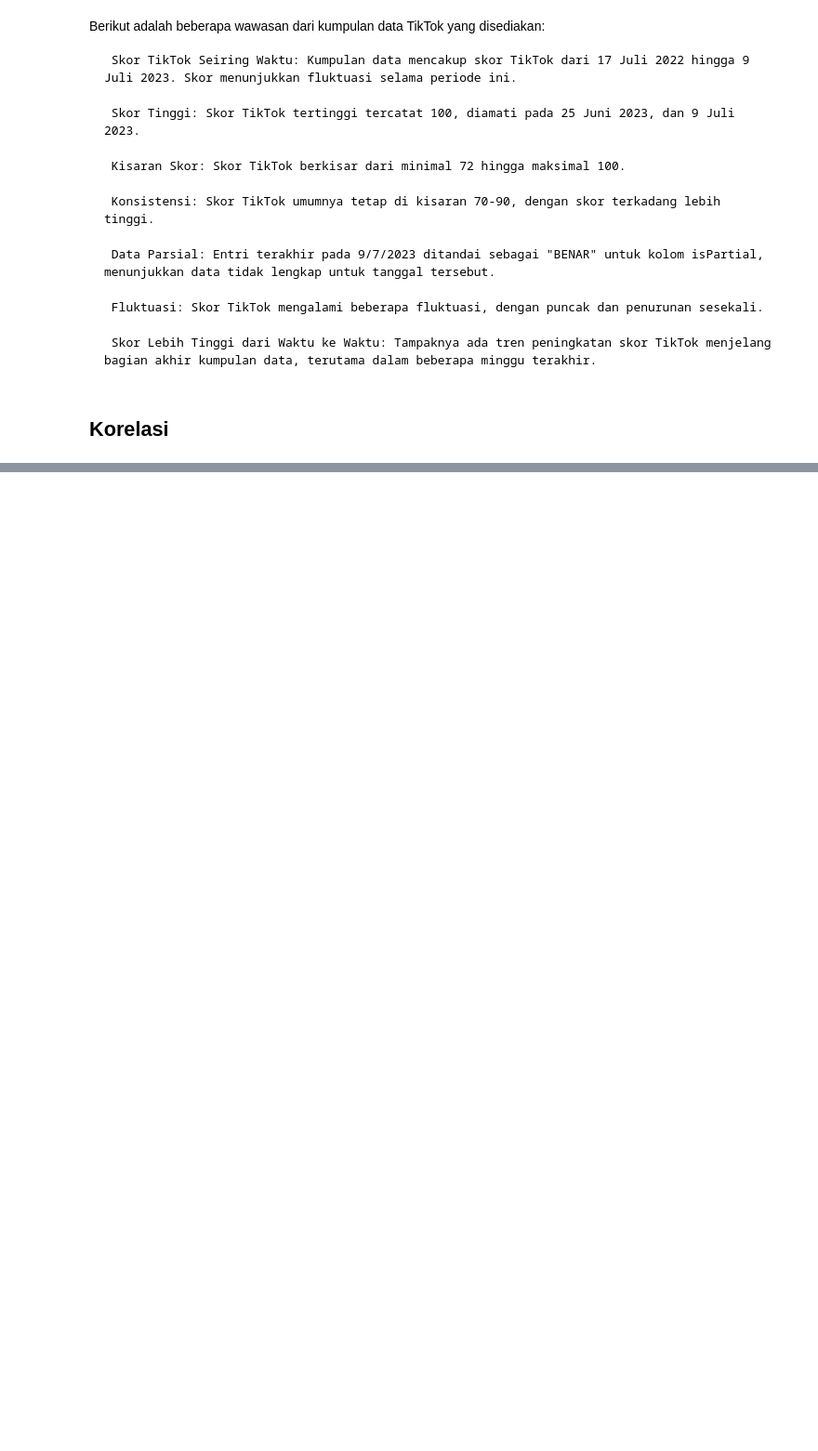
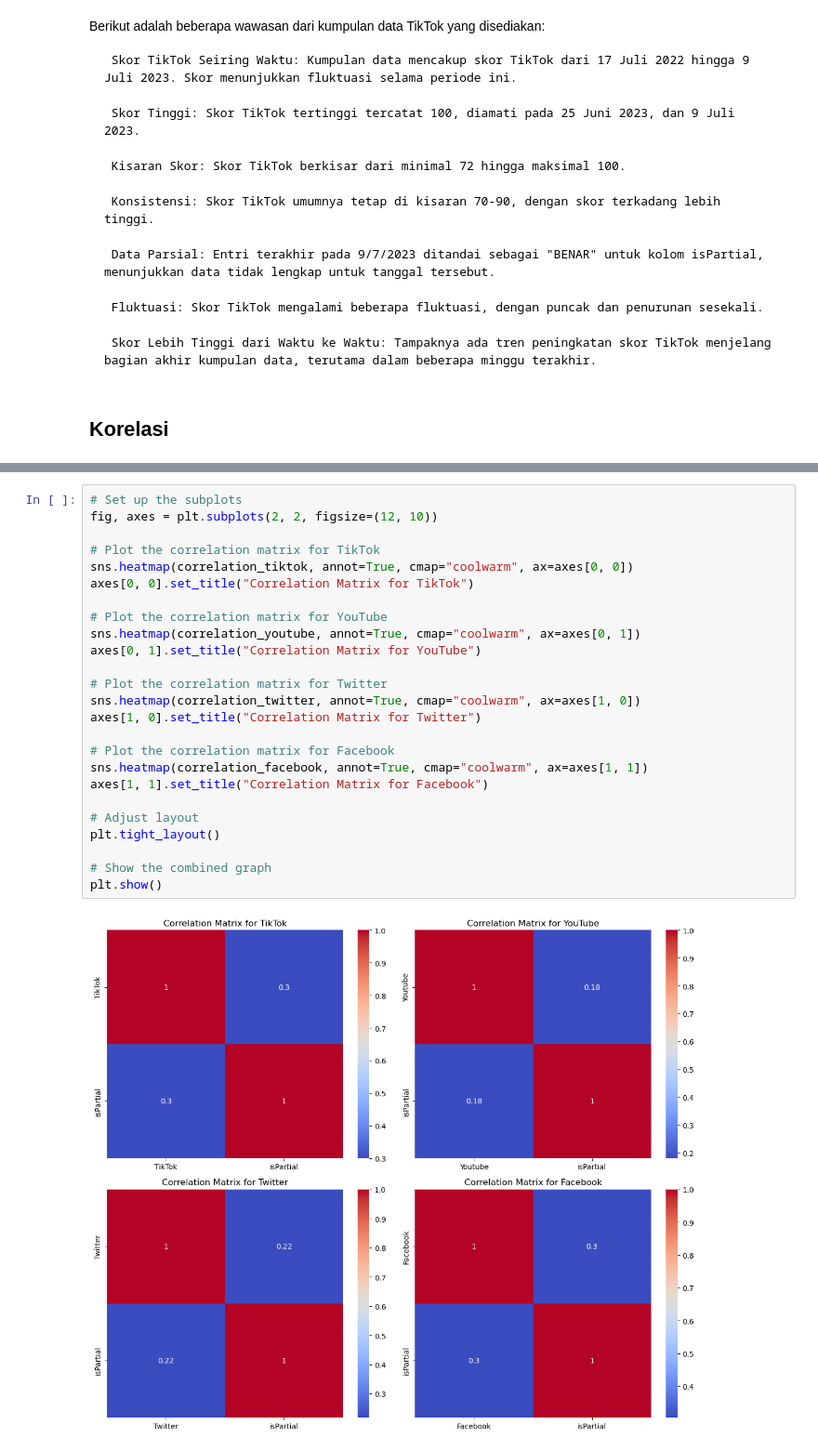
Before and after one commit to Xv1ous/UAS-Sturktur-Data, a Jupyter notebook: Trends.ipynb, the cells around one changed output, grey strips where cells are left out. Shown at 93% size. Saved outputs shown, nothing was run; the diff lists cells and outputs as text; blank space fills up the shorter version.

```diff
--- a/Trends.ipynb
+++ b/Trends.ipynb
@@ -209,0 +263,27 @@ Berikut adalah beberapa wawasan dari kumpulan data TikTok yang disediakan:
+# %%
+# Set up the subplots
+fig, axes = plt.subplots(2, 2, figsize=(12, 10))
+
+# Plot the correlation matrix for TikTok
+sns.heatmap(correlation_tiktok, annot=True, cmap="coolwarm", ax=axes[0, 0])
+axes[0, 0].set_title("Correlation Matrix for TikTok")
+
+# Plot the correlation matrix for YouTube
+sns.heatmap(correlation_youtube, annot=True, cmap="coolwarm", ax=axes[0, 1])
+axes[0, 1].set_title("Correlation Matrix for YouTube")
+
+# Plot the correlation matrix for Twitter
+sns.heatmap(correlation_twitter, annot=True, cmap="coolwarm", ax=axes[1, 0])
+axes[1, 0].set_title("Correlation Matrix for Twitter")
+
+# Plot the correlation matrix for Facebook
+sns.heatmap(correlation_facebook, annot=True, cmap="coolwarm", ax=axes[1, 1])
+axes[1, 1].set_title("Correlation Matrix for Facebook")
+
+# Adjust layout
+plt.tight_layout()
+
+# Show the combined graph
+plt.show()
+# %% [output]
+[figure, added]
```
Also changed, not shown: parts of 6 cells of this notebook.
